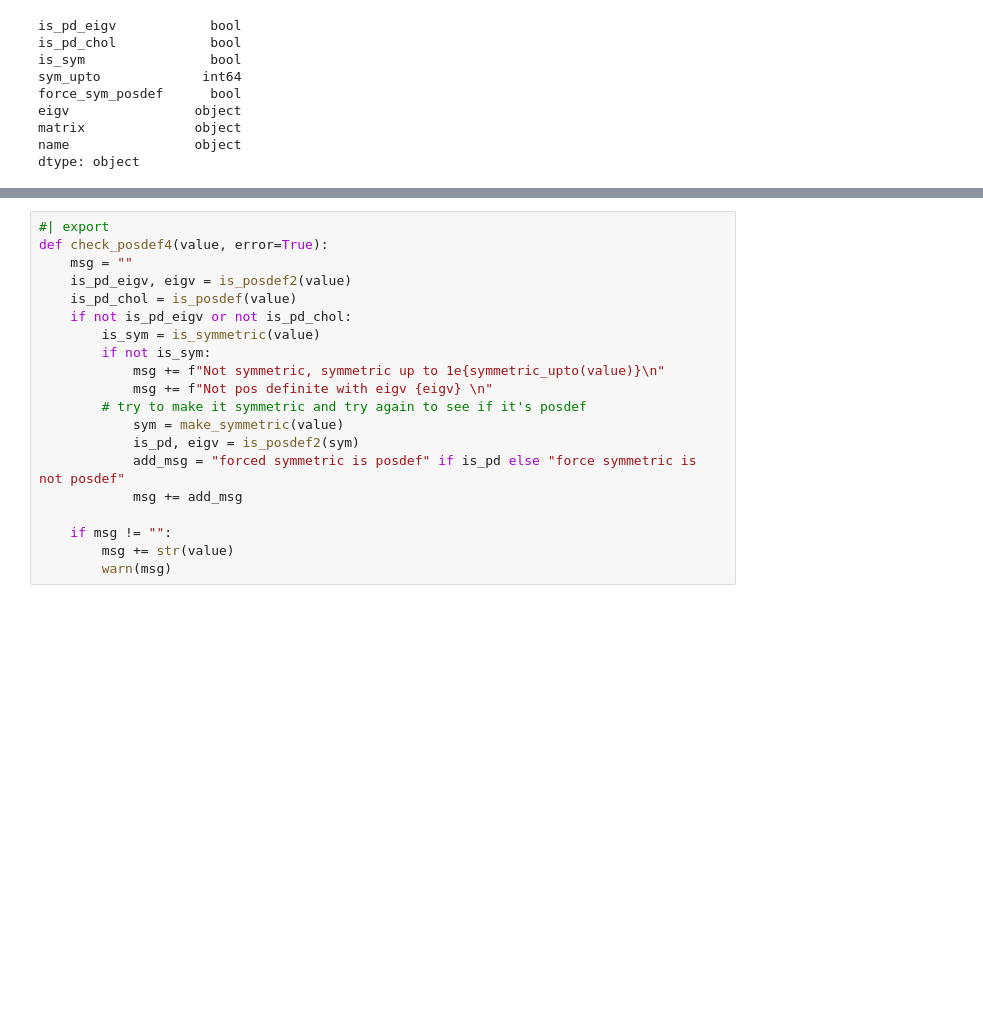
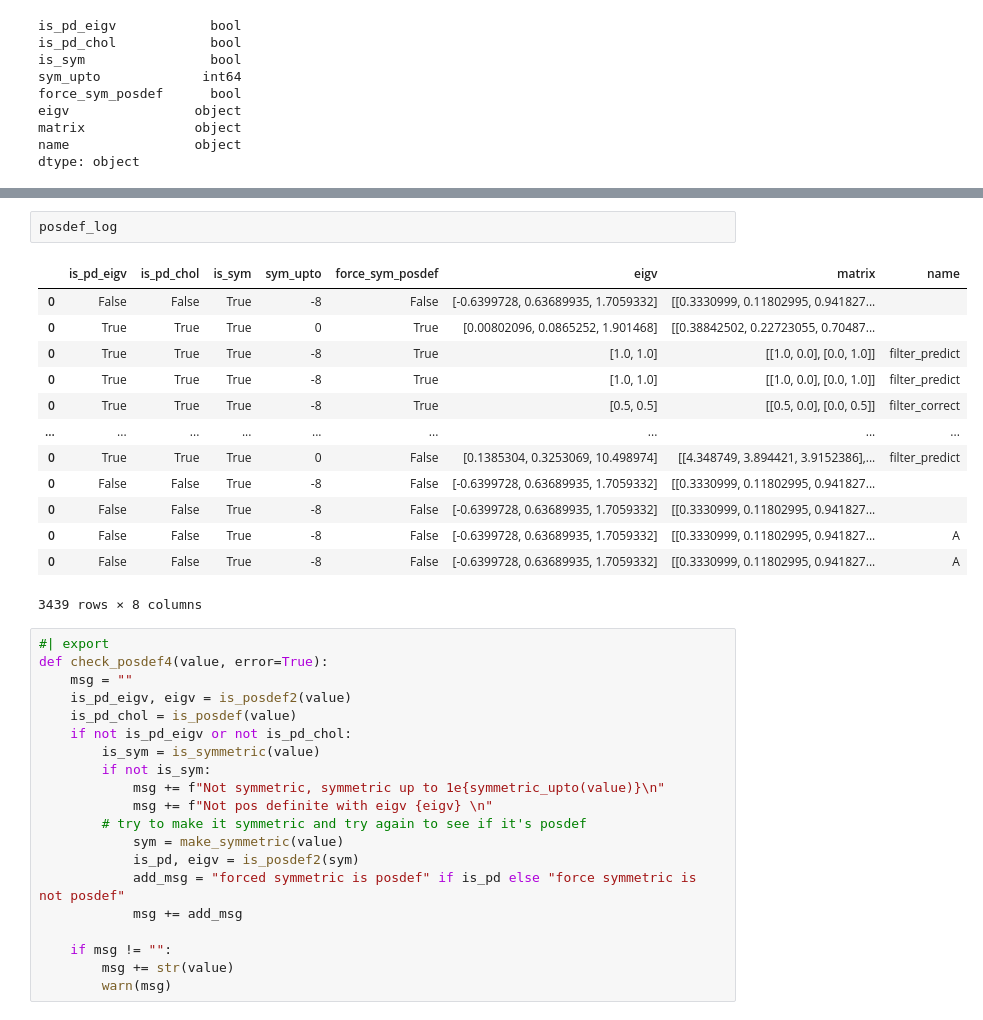
Before and after one commit to mone27/meteo_imp, a Jupyter notebook: lib_nbs/kalman/00_Kalman_Filter.ipynb, the cells around one changed output, grey strips where cells are left out. Saved outputs shown, nothing was run; the diff lists cells and outputs as text; blank space fills up the shorter version.

```diff
--- a/lib_nbs/kalman/00_Kalman_Filter.ipynb
+++ b/lib_nbs/kalman/00_Kalman_Filter.ipynb
@@ -349,3 +349,19 @@ check_posdef(posdef)
+# %%
+posdef_log
+# %% [output]
+|  | is_pd_eigv | is_pd_chol | is_sym | sym_upto | force_sym_posdef | eigv | matrix | name |
+| 0 | False | False | True | -8 | False | [-0.6399728, 0.63689935, 1.7059332] | [[0.3330999, 0.11802995, 0.941827... |  |
+| 0 | True | True | True | 0 | True | [0.00802096, 0.0865252, 1.901468] | [[0.38842502, 0.22723055, 0.70487... |  |
+| 0 | True | True | True | -8 | True | [1.0, 1.0] | [[1.0, 0.0], [0.0, 1.0]] | filter_predict |
+| 0 | True | True | True | -8 | True | [1.0, 1.0] | [[1.0, 0.0], [0.0, 1.0]] | filter_predict |
+| 0 | True | True | True | -8 | True | [0.5, 0.5] | [[0.5, 0.0], [0.0, 0.5]] | filter_correct |
+| ... | ... | ... | ... | ... | ... | ... | ... | ... |
+| 0 | True | True | True | 0 | False | [0.1385304, 0.3253069, 10.498974] | [[4.348749, 3.894421, 3.9152386],... | filter_predict |
+| 0 | False | False | True | -8 | False | [-0.6399728, 0.63689935, 1.7059332] | [[0.3330999, 0.11802995, 0.941827... |  |
+| 0 | False | False | True | -8 | False | [-0.6399728, 0.63689935, 1.7059332] | [[0.3330999, 0.11802995, 0.941827... |  |
+| 0 | False | False | True | -8 | False | [-0.6399728, 0.63689935, 1.7059332] | [[0.3330999, 0.11802995, 0.941827... | A |
+| 0 | False | False | True | -8 | False | [-0.6399728, 0.63689935, 1.7059332] | [[0.3330999, 0.11802995, 0.941827... | A |
+3439 rows × 8 columns
 # %%
 #| export
 def check_posdef4(value, error=True):
```
Also changed, not shown: parts of 57 cells of this notebook.
